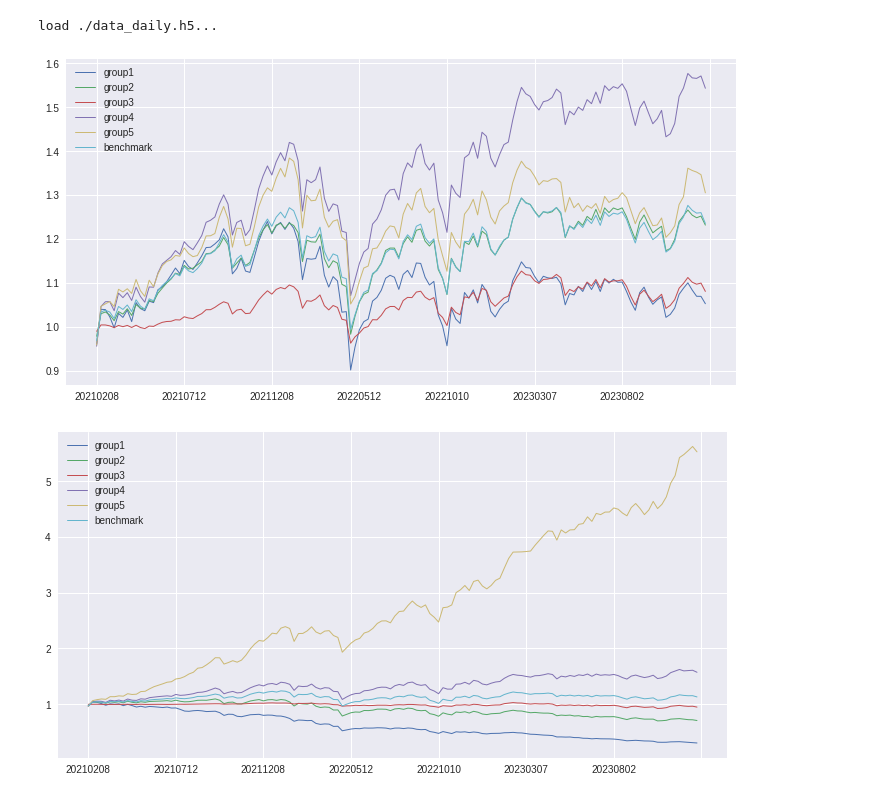
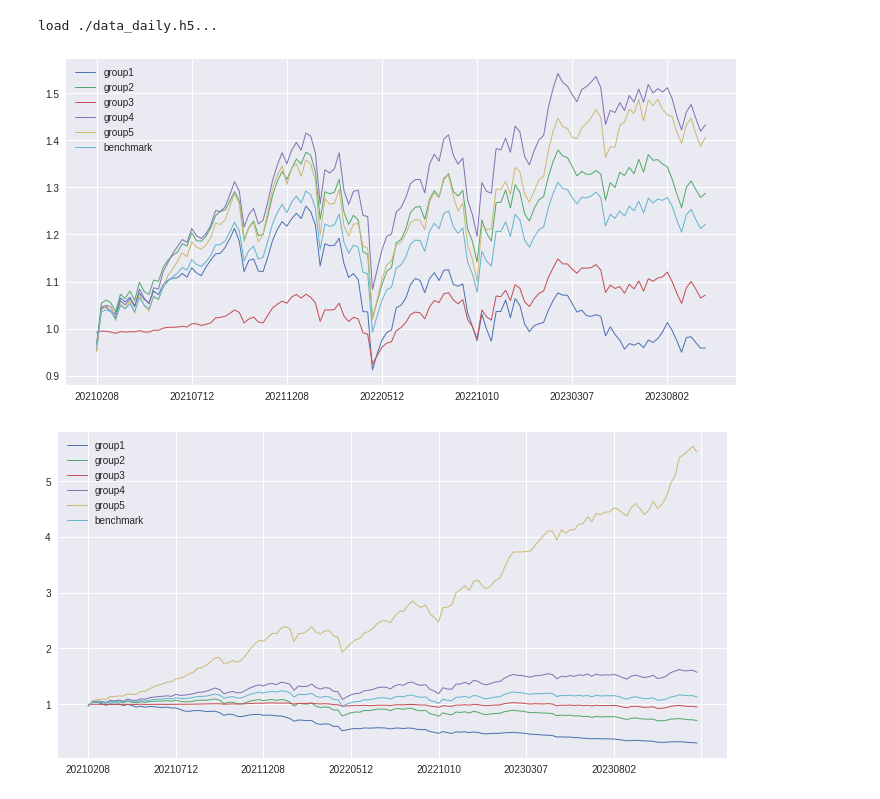
Before and after one commit to ForestMayJun/Quant_v3, a Jupyter notebook: backtest/backtest.ipynb, the cells around one changed output. Drawn from its saved outputs; the diff is of its cells as text; code cells hidden in the pictures.

```diff
--- a/backtest/backtest.ipynb
+++ b/backtest/backtest.ipynb
@@ -160,10 +160,10 @@ close = datadaily.adjclose
 # %% [output]
 load ./data_daily.h5...
 # %%
-relu_nightret_vol_zs_r5 = pd.read_csv('/mnt/datadisk2/aglv/aglv/lab_aglv/aglv_factor/Sep/relu_nightret_r5mean_vol_zs_dot_r15.csv').iloc[20:]
+relu_nightret_vol_zs_r5 = pd.read_csv('/mnt/datadisk2/aglv/aglv/aglv_factor/Oct_factor/morn_afno_30_ret_r20corr.csv').iloc[20:]
 group_backtest_plot(close, relu_nightret_vol_zs_r5, gap=5)
 # %% [output]
-[figure, old version]
+[figure, new version]
 # %%
 close2 = datadaily.close
 # %%
```
Also changed, not shown: 7 other files.
